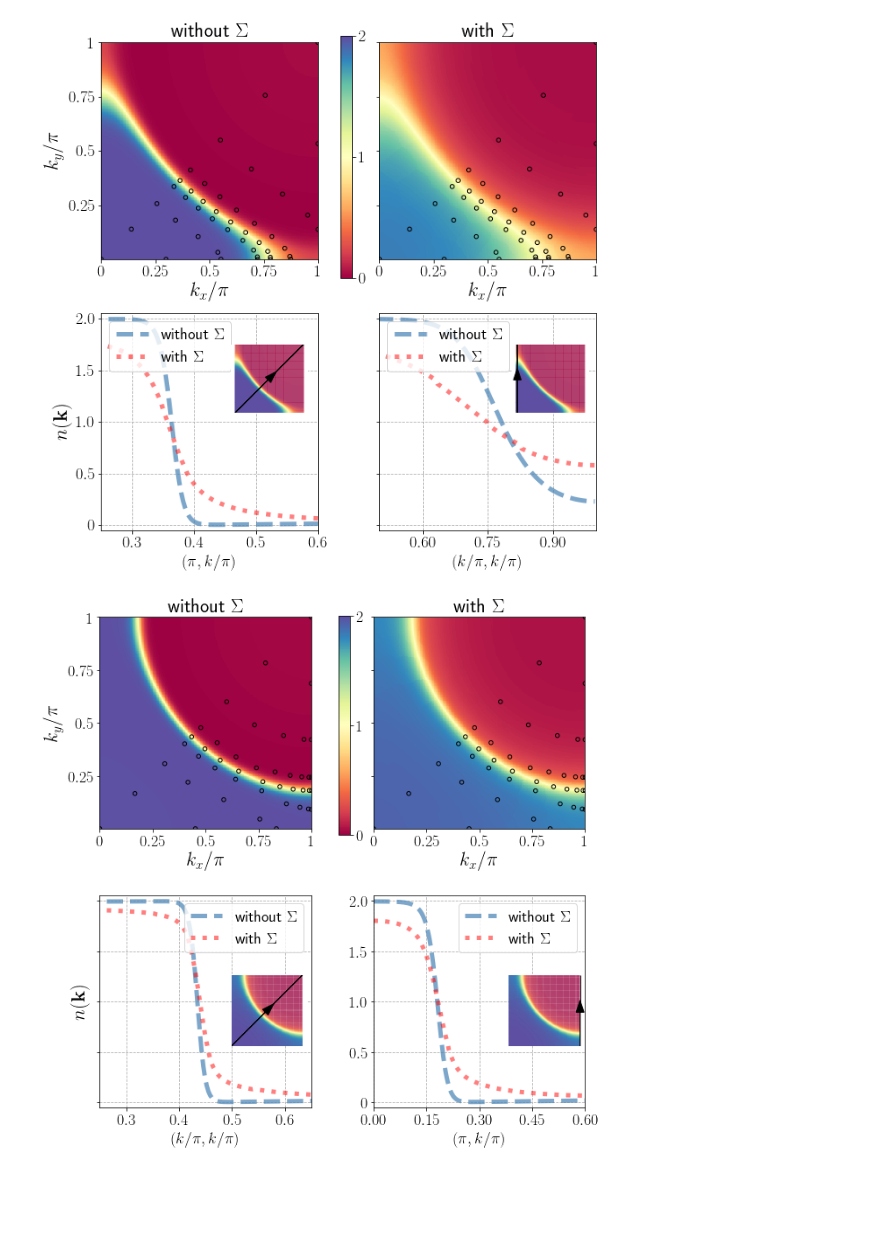
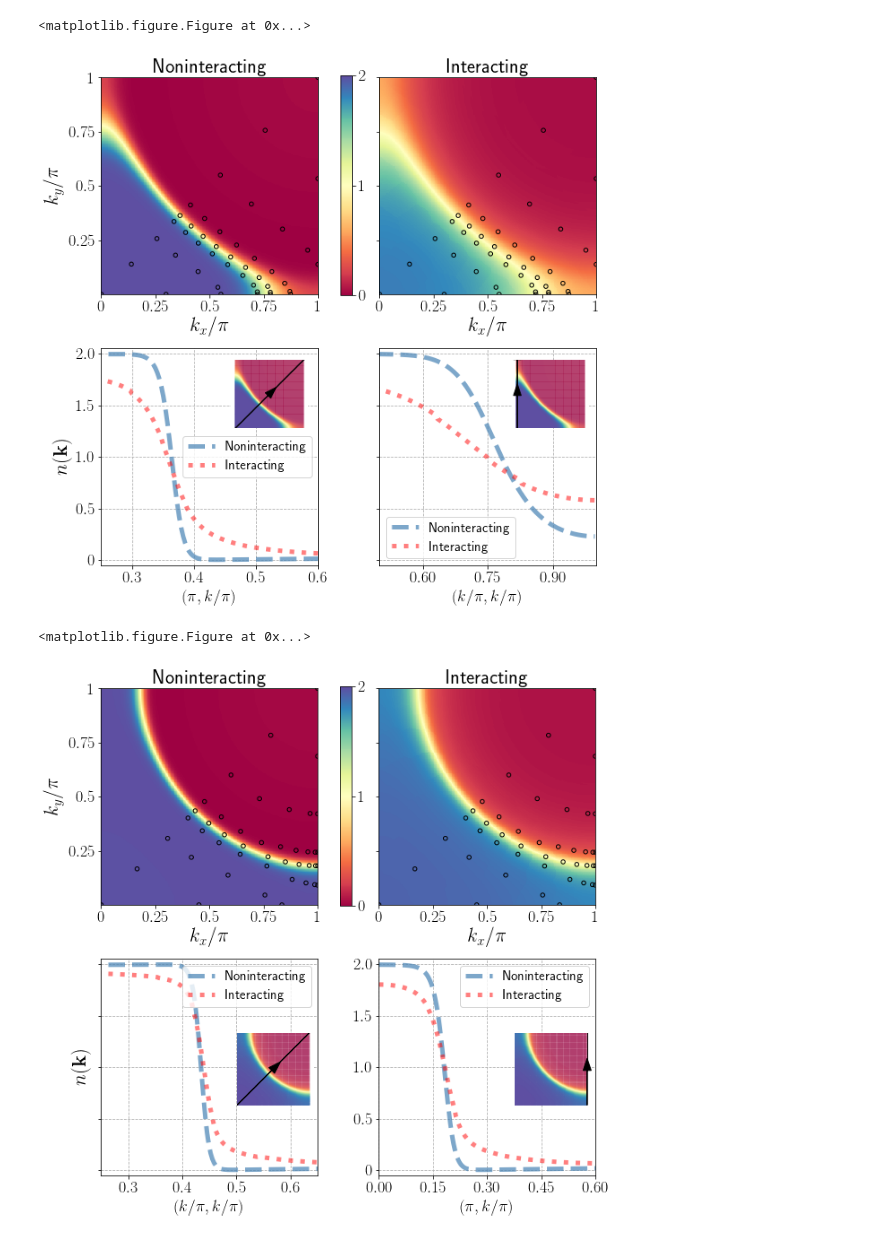
Before and after one commit to Ciro-Taranto/fRG_paper, a Jupyter notebook: scripts/occupations_0.600_both.ipynb, the cells around one changed output. Saved outputs shown, nothing was run; the diff lists cells and outputs as text; code cells hidden in the pictures; blank space fills up the shorter version.

```diff
--- a/scripts/occupations_0.600_both.ipynb
+++ b/scripts/occupations_0.600_both.ipynb
@@ -10,7 +10,13 @@ from matplotlib.colors import ListedColormap
 from matplotlib import gridspec
 from matplotlib.ticker import MaxNLocator
 %matplotlib inline
+# %%
+#Title = r'without $\Sigma$', r'with $\Sigma$'
+Title = r'Noninteracting', r'Interacting'
+labs  = Title#r'without $\Sigma$', r'with $\Sigma$'
 # %%
+plt.clf()
+
 # Color plot of the occupation
 namefileN= '../data/Fermi_occupation_NOSE_fill0_600.txt'
 namefileS= '../data/Fermi_occupation_SE_fill0_600.txt'
@@ -96,9 +102,9 @@ def subCutFermi(ax2,ax1):
     x = np.arange(0,1.0,1./matricionaN.shape[0])
 
     ax1.plot(x,[matricionaN[0,i] for  i in range(matricionaN.shape[0])],linestyle='dashed',linewidth=5.0,
-              c ='steelblue',alpha=0.7,label=r'without $\Sigma$')
+              c ='steelblue',alpha=0.7,label=labs[0])
     ax1.plot(x,[matricionaS[0,i] for  i in range(matricionaS.shape[0])], linestyle='dotted',linewidth=5.0,
-              c ='red',alpha=0.5,label=r'with $\Sigma$')
+              c ='red',alpha=0.5,label=labs[1])
     ax1.set_ylim([-0.05,2.05])
     ax1.grid(linestyle='dashed')
 
@@ -110,17 +116,17 @@ def subCutFermi(ax2,ax1):
     #ax1.set_aspect('equal')
 
     ax2.plot(x,[matricionaN[i,i] for  i in range(matricionaN.shape[0])],linestyle='dashed',linewidth=5.0,
-              c ='steelblue',alpha = 0.7,label=r'without $\Sigma$')
+              c ='steelblue',alpha = 0.7,label=labs[0])
     ax2.plot(x,[matricionaS[i,i] for  i in range(matricionaS.shape[0])],linestyle='dotted',linewidth=5.0,
-              c ='red',alpha =0.5,label=r'with $\Sigma$')
+              c ='red',alpha =0.5,label=labs[1])
 
     #ax2.set_xticks(np.arange(0,matricionaN.shape[0],matricionaN.shape[0]/4))
     #ax2.set_xticklabels([r'$(1,0)$','',r'$(1,0.5)$','',r'$(1,1)$'],fontsize = fs)
 
     ax2.set_ylim([-0.05,2.05])
     ax2.grid(linestyle='dashed')
-    ax1.legend(fontsize = fs,loc=2)
-    ax2.legend(fontsize = fs,loc=2)
+    ax1.legend(fontsize = 15)
+    ax2.legend(fontsize = 15, loc=7)
 
     #ax1.set_aspect(1.0)
     #ax2.set_ylabel(r'$\mathrm{occupation}$',fontsize=fs+8)
@@ -159,14 +165,14 @@ ax3 = plt.subplot(2,2,4)
 sz = 0.55
 
 #addFermi===> plot dell'occupation
-im=addFermi(namefileN,ax1,r'without $\Sigma$')[0]
-addFermi(namefileS, ax2,r'with $\Sigma$', left= False)
+im=addFermi(namefileN,ax1,Title[0])[0]
+addFermi(namefileS, ax2,Title[1], left= False)
 plotpatch(namefilepatch,ax1)
 plotpatch(namefilepatch,ax2)
 # Plot del taglio a' la Salmhofer
 subCutFermi(ax4,ax3)
 #Block1 of FS
-h=0.30
+h=0.33
 ax1 = plt.axes([0.765, h, .12, .12])
 ax2 = plt.axes([0.33, h, .12, .12])
 subFermi(namefileN,ax1)
@@ -177,7 +183,7 @@ subFermi(namefileN,ax2)
 ax2.arrow(0., 0., 1.5, 1.5, head_width=0.35, color='black')
 ax2.arrow(1.5,1.5, 1.64, 1.64, head_width=0.0)
 #Put the colorbar
-axbar = fig.add_axes([0.50,0.515,0.018,0.375])
+axbar = fig.add_axes([0.50,0.543,0.018,0.34])
 cbar = fig.colorbar(im,cax=axbar, ticks=[0, 1.0, 2], orientation='vertical')
 cbar.ax.set_yticklabels([r'$0$', r'$1$', r'$2$'],fontsize = fs)# horizontal colorbar
 #plt.suptitle("Occupation",fontsize=22)
@@ -188,8 +194,11 @@ plt.gcf().set_size_inches(10.0,10.0)
 
 plt.savefig('../images/juppy/occupations_0600.png',dpi=300)
 # %% [output]
+<matplotlib.figure.Figure at 0x...>
-[figure, old version]
+[figure, new version]
 # %%
+plt.clf()
+
 namefileN= '../data/Fermi_occupation_NOSE_fill0_975.txt'
 namefileS= '../data/Fermi_occupation_SE_fill0_975.txt'
 namefilepatch = '../data/k_grid_tpri_-0.08_occ_0.975.dat'
@@ -273,9 +282,9 @@ def subCutFermi(ax2,ax1):
     #plot lungo uno degli assi
     x = np.arange(0,1.,1./matricionaN.shape[0])
     ax1.plot(x,[matricionaN[i,i] for  i in range(matricionaN.shape[0])],linestyle='dashed',linewidth=5.0,
-              c ='steelblue',alpha = 0.7,label=r'without $\Sigma$')
+              c ='steelblue',alpha = 0.7,label=labs[0])
     ax1.plot(x,[matricionaS[i,i] for  i in range(matricionaS.shape[0])],linestyle='dotted',linewidth=5.0,
-              c ='red',alpha =0.5,label=r'with $\Sigma$')
+              c ='red',alpha =0.5,label=labs[1])
     ax1.set_ylim([-0.05,2.05])
     ax1.grid(linestyle='dashed')
 
@@ -287,17 +296,17 @@ def subCutFermi(ax2,ax1):
     #ax1.set_aspect('equal')
 
     ax2.plot(x,[matricionaN[-1,i] for  i in range(matricionaN.shape[0])],linestyle='dashed',linewidth=5.0,
-              c ='steelblue',alpha=0.7,label=r'without $\Sigma$')
+              c ='steelblue',alpha=0.7,label=labs[0])
     ax2.plot(x,[matricionaS[-1,i] for  i in range(matricionaS.shape[0])], linestyle='dotted',linewidth=5.0,
-              c ='red',alpha=0.5,label=r'with $\Sigma$')
+              c ='red',alpha=0.5,label=labs[1])
 
     #ax2.set_xticks(np.arange(0,matricionaN.shape[0],matricionaN.shape[0]/4))
     #ax2.set_xticklabels([r'$(1,0)$','',r'$(1,0.5)$','',r'$(1,1)$'],fontsize = fs)
 
     ax2.set_ylim([-0.05,2.05])
     ax2.grid(linestyle='dashed')
-    ax2.legend(fontsize = fs,loc = 1)
-    ax1.legend(fontsize = fs,loc = 1)
+    ax2.legend(fontsize = 15,loc = 1)
+    ax1.legend(fontsize = 15,loc = 1)
     #ax1.set_aspect(1.0)
     #ax2.set_ylabel(r'$\mathrm{occupation}$',fontsize=fs+8)
     #ax1.set_xlim([matricionaN.shape[0]/4,matricionaN.shape[0]+5])
@@ -330,38 +339,41 @@ fig = plt.figure()
 ax1 = plt.subplot(2,2,1)
 ax2 = plt.subplot(2,2,2)
 ax4 = plt.subplot(2,2,3)
 ax3 = plt.subplot(2,2,4)
 #ax3 = plt.axes([0.0, -0.3, alt, lar])
 #ax4 = plt.axes([0.6, -0.3, alt, lar])
 sz = 0.55
 #ax1 = plt.axes([0.15,0.,sz,sz])
 #ax2 = plt.axes([0.7,0.,sz,sz])
 
 #addFermi===> plot dell'occupation
-im=addFermi(namefileN,ax1,r'without $\Sigma$')[0]
-addFermi(namefileS, ax2,r'with $\Sigma$', left= False)
+im=addFermi(namefileN,ax1,Title[0])[0]
+addFermi(namefileS, ax2,Title[1], left= False)
 plotpatch(namefilepatch,ax1)
 plotpatch(namefilepatch,ax2)
 # Plot del taglio a' la Salmhofer
 subCutFermi(ax3,ax4)
 #Block1 of FS
-ax2 = plt.axes([0.38, 0.23, .12, .12])
-ax1 = plt.axes([0.82, 0.23, .12, .12])
+ax2 = plt.axes([0.34, 0.23, .12, .12])
+ax1 = plt.axes([0.77, 0.23, .12, .12])
 subFermi(namefileS,ax1)
 ax1.arrow(np.pi, 0., 0., 1.5, head_width=0.35, color='black')
 ax1.arrow(np.pi, 1.5, 0., 1.64, head_width=0.0)
 # Block2 of FS
 subFermi(namefileS,ax2)
 ax2.arrow(0., 0., 1.5, 1.5, head_width=0.35, color='black')
 ax2.arrow(1.5,1.5, 1.64, 1.64, head_width=0.0)
 #Put the colorbar
-axbar = fig.add_axes([0.55,0.569,0.018,0.347])
+#axbar = fig.add_axes([0.55,0.569,0.018,0.347])
+axbar = fig.add_axes([0.50,0.543,0.018,0.34])
 cbar = fig.colorbar(im,cax=axbar, ticks=[0, 1.0, 2], orientation='vertical')
 cbar.ax.set_yticklabels([r'$0$', r'$1$', r'$2$'],fontsize = fs)# horizontal colorbar
 #plt.suptitle("Occupation",fontsize=22)
-plt.subplots_adjust(hspace=-1.45,wspace = -1.0)
-plt.tight_layout()
+#plt.subplots_adjust(hspace=-1.45,wspace = -1.0)
+plt.subplots_adjust(wspace = 0.25,hspace=0.25)
+#plt.tight_layout()
 plt.gcf().set_size_inches(10.0,10.0)
 plt.savefig('../images/occupations_0975.png',dpi=300)
 # %% [output]
+<matplotlib.figure.Figure at 0x...>
-[figure, old version]
+[figure, new version]
```
Also changed, not shown: 19 other files.
